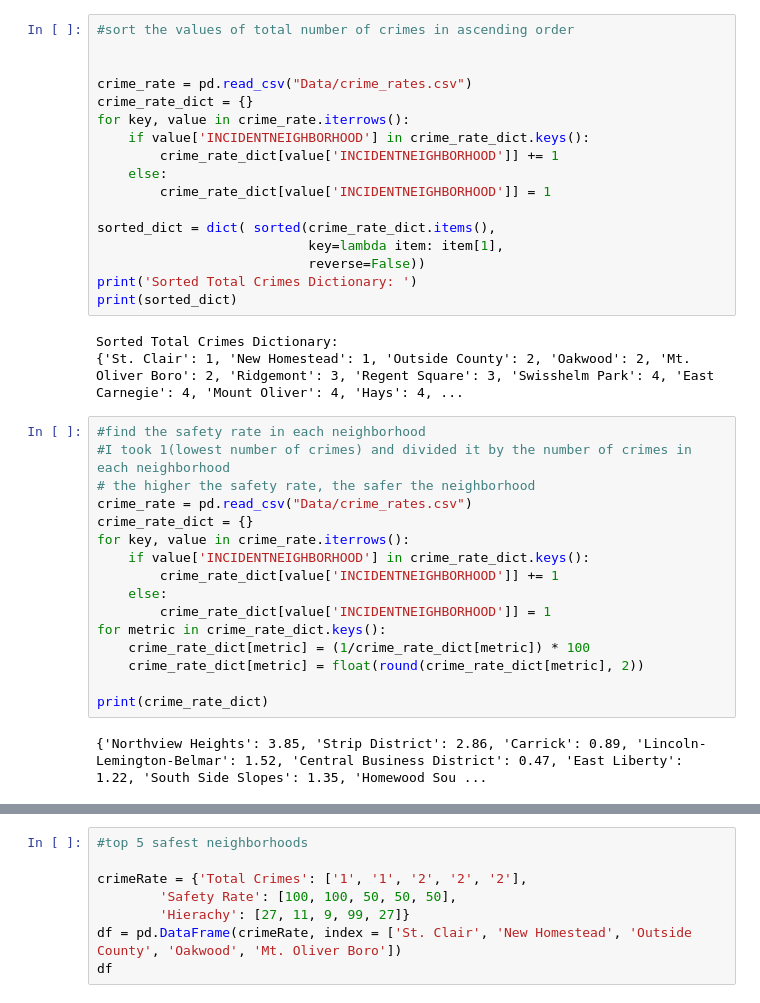
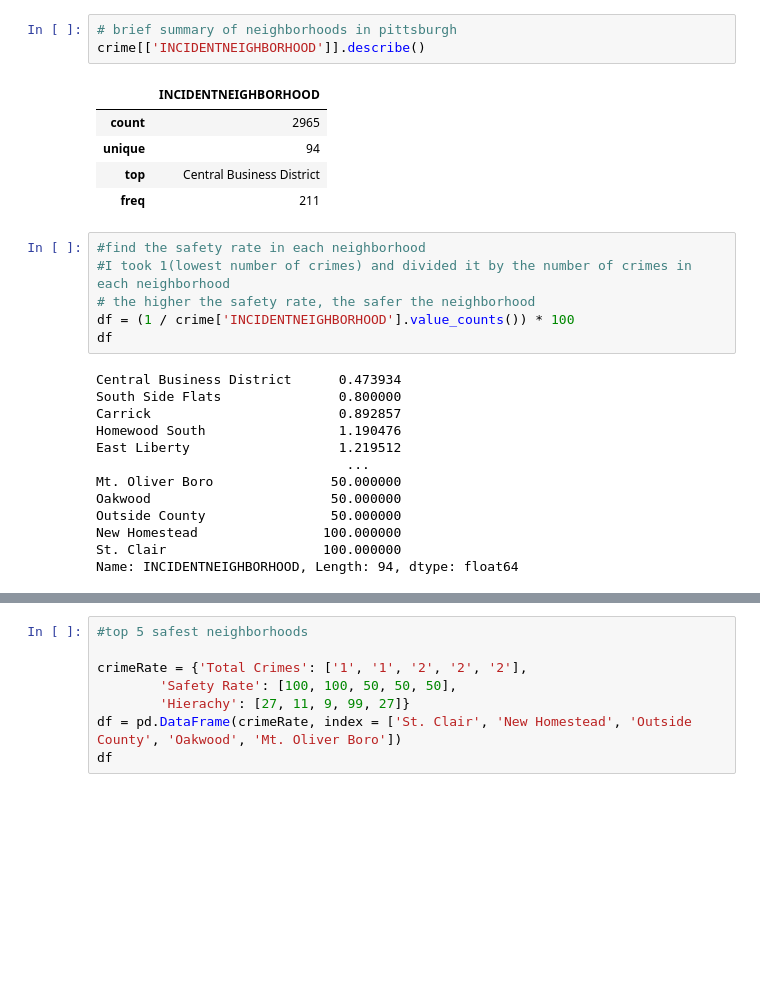
Before and after one commit to Kabi22/Big-Ideas-Final-Project, a Jupyter notebook: safety.ipynb, the cells around one changed output, grey strips where cells are left out. Saved outputs shown, nothing was run; the diff lists cells and outputs as text; blank space fills up the shorter version.

```diff
--- a/safety.ipynb
+++ b/safety.ipynb
@@ -22,41 +21,31 @@ Carrick                      112
 South Side Flats             125
 Central Business District    211
 Name: INCIDENTNEIGHBORHOOD, Length: 94, dtype: int64
-# %%
-#sort the values of total number of crimes in ascending order
-
-
-crime_rate = pd.read_csv("Data/crime_rates.csv")
-crime_rate_dict = {}
-for key, value in crime_rate.iterrows():
-    if value['INCIDENTNEIGHBORHOOD'] in crime_rate_dict.keys():
-        crime_rate_dict[value['INCIDENTNEIGHBORHOOD']] += 1
-    else:
-        crime_rate_dict[value['INCIDENTNEIGHBORHOOD']] = 1
-
-sorted_dict = dict( sorted(crime_rate_dict.items(),
-                           key=lambda item: item[1],
-                           reverse=False))
-print('Sorted Total Crimes Dictionary: ')
-print(sorted_dict)
-# %% [output]
-Sorted Total Crimes Dictionary:
-{'St. Clair': 1, 'New Homestead': 1, 'Outside County': 2, 'Oakwood': 2, 'Mt. Oliver Boro': 2, 'Ridgemont': 3, 'Regent Square': 3, 'Swisshelm Park': 4, 'East Carnegie': 4, 'Mount Oliver': 4, 'Hays': 4, ...
+# %%
+# brief summary of neighborhoods in pittsburgh
+crime[['INCIDENTNEIGHBORHOOD']].describe()
+# %% [output]
+|  | INCIDENTNEIGHBORHOOD |
+| count | 2965 |
+| unique | 94 |
+| top | Central Business District |
+| freq | 211 |
 # %%
 #find the safety rate in each neighborhood
 #I took 1(lowest number of crimes) and divided it by the number of crimes in each neighborhood
 # the higher the safety rate, the safer the neighborhood
-crime_rate = pd.read_csv("Data/crime_rates.csv")
-crime_rate_dict = {}
-for key, value in crime_rate.iterrows():
-    if value['INCIDENTNEIGHBORHOOD'] in crime_rate_dict.keys():
-        crime_rate_dict[value['INCIDENTNEIGHBORHOOD']] += 1
-    else:
-        crime_rate_dict[value['INCIDENTNEIGHBORHOOD']] = 1
-for metric in crime_rate_dict.keys():
-    crime_rate_dict[metric] = (1/crime_rate_dict[metric]) * 100
-    crime_rate_dict[metric] = float(round(crime_rate_dict[metric], 2))
-
-print(crime_rate_dict)
+df = (1 / crime['INCIDENTNEIGHBORHOOD'].value_counts()) * 100
+df
 # %% [output]
-{'Northview Heights': 3.85, 'Strip District': 2.86, 'Carrick': 0.89, 'Lincoln-Lemington-Belmar': 1.52, 'Central Business District': 0.47, 'East Liberty': 1.22, 'South Side Slopes': 1.35, 'Homewood Sou ...
+Central Business District      0.473934
+South Side Flats               0.800000
+Carrick                        0.892857
+Homewood South                 1.190476
+East Liberty                   1.219512
+                                ...
+Mt. Oliver Boro               50.000000
+Oakwood                       50.000000
+Outside County                50.000000
+New Homestead                100.000000
+St. Clair                    100.000000
+Name: INCIDENTNEIGHBORHOOD, Length: 94, dtype: float64
```
Also changed, not shown: parts of 6 cells of this notebook, 2 other files.
